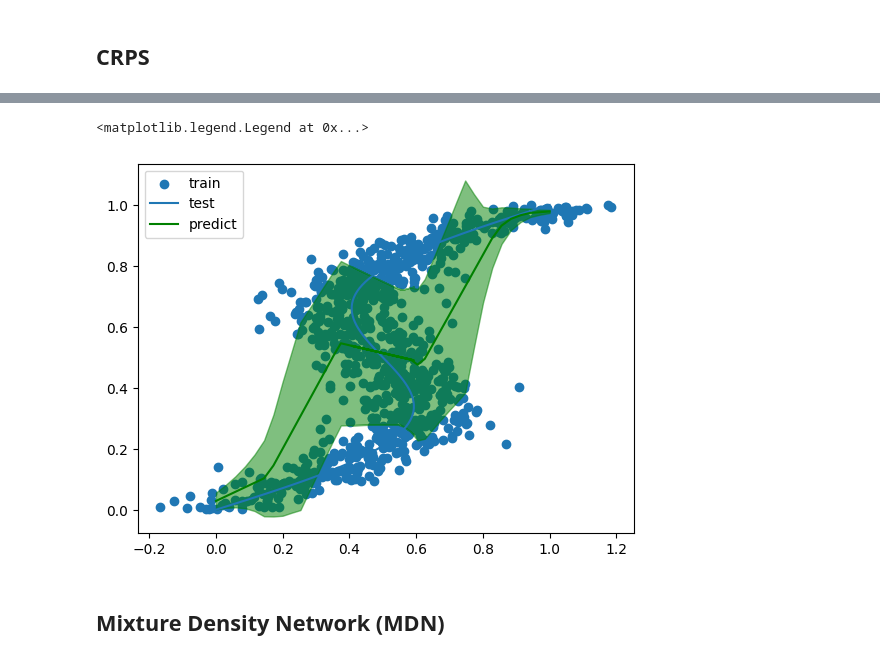
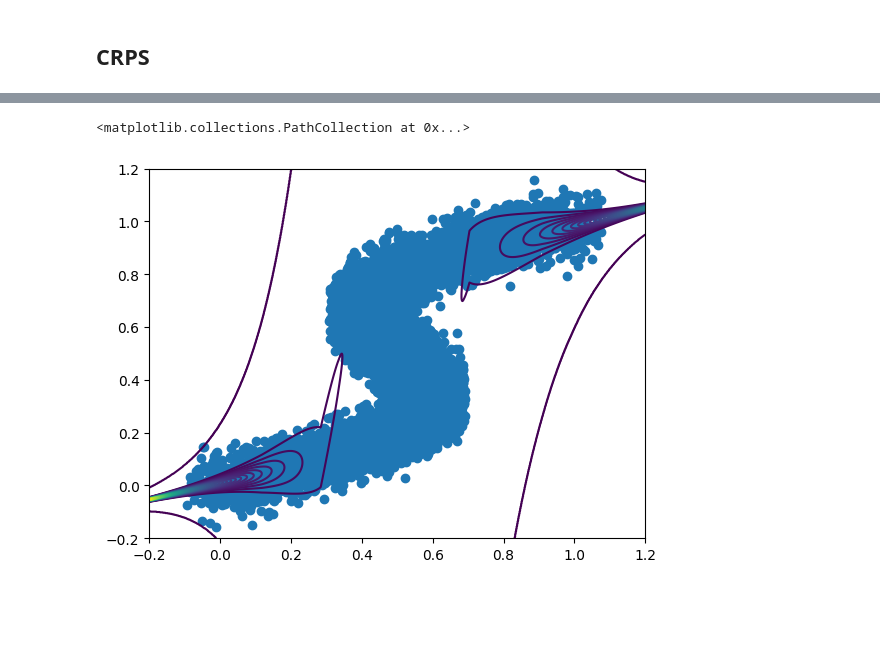
Before and after one commit to podondra/active-domain-adaptation, a Jupyter notebook: inverse.ipynb, the cells around one changed output, grey strips where cells are left out. Cells and saved outputs as stored; diff of their text form; code cells hidden in the pictures; blank space fills up the shorter version.

```diff
--- a/inverse.ipynb
+++ b/inverse.ipynb
@@ -33,3 +22,8 @@ x_test.shape, y_test.shape
+# %%
+# large test set
+_, x_test, y_test = get_inverse(n=10000, seed=12)
+x_test, y_test = numpy2torch(x_test), numpy2torch(y_test)
+testset = TensorDataset(x_test, y_test)
 # %%
 _, ax = plt.subplots()
 ax.scatter(x_train, y_train, label="train")
@@ -42,10 +35,8 @@ ax.legend()
 # %% [markdown]
 ## NLL
 # %%
-hyperparams = {"neurons": 8}
+hyperparams = {"neurons": 20}
 hyperparams["loss"] = "nll"
-model_nll = Network(x_train.shape[1], hyperparams)
-model_nll.load("nll-1-2010")
-mean_nll, var_nll = model_nll.predict(testset)
-mean_nll, var_nll = transform(mean_nll, var_nll, y_scaler)
-mean_nll.shape, var_nll.shape
+model_nll = NeuralNetwork(x_train.shape[1], hyperparams)
+model_nll.load("nll-1-1-4801")
+y_nll = model_nll.predict(testset)
@@ -69,0 +49,11 @@ ax.legend()
+# %%
+def plot_normal_density(ax, model):
+    x = torch.linspace(-0.2, 1.2, steps=STEPS).unsqueeze(-1)
+    y = torch.linspace(-0.2, 1.2, steps=STEPS).unsqueeze(-1)
+    mean, variance = model.predict(TensorDataset(x))
+    density = normal_pdf(y.unsqueeze(-1), mean.unsqueeze(0), variance.unsqueeze(0))
+    ax.contour(x.squeeze(), y.squeeze(), density.squeeze(), levels=LEVELS)
+
+_, ax = plt.subplots()
+plot_normal_density(ax, model_nll)
+ax.scatter(x_test, y_test)
@@ -71,7 +64,6 @@ ax.legend()
 ## CRPS
 # %%
 hyperparams["loss"] = "crps"
-model_crps = Network(x_train.shape[1], hyperparams)
-model_crps.load("crps-1-4442")
-mean_crps, var_crps = model_crps.predict(testset)
-mean_crps, var_crps = transform(mean_crps, var_crps, y_scaler)
+model_crps = NeuralNetwork(x_train.shape[1], hyperparams)
+model_crps.load("crps-1-1-2579")
+y_crps = model_crps.predict(testset)
@@ -78,11 +76,7 @@ mean_crps, var_crps = transform(mean_crps, var_crps, y_scaler)
 # %%
 _, ax = plt.subplots()
-ax.scatter(x_train, y_train, label="train")
-ax.plot(x_test, y_test, label="test")
-plot_prediction(ax, x_test, mean_crps, var_crps)
-ax.legend()
+plot_normal_density(ax, model_crps)
+ax.scatter(x_test, y_test)
 # %% [output]
-<matplotlib.legend.Legend at 0x...>
+<matplotlib.collections.PathCollection at 0x...>
-[figure, old version]
+[figure, new version]
-# %% [markdown]
-## Mixture Density Network (MDN)
```
Also changed, not shown: parts of 22 cells of this notebook, 3 other files.
